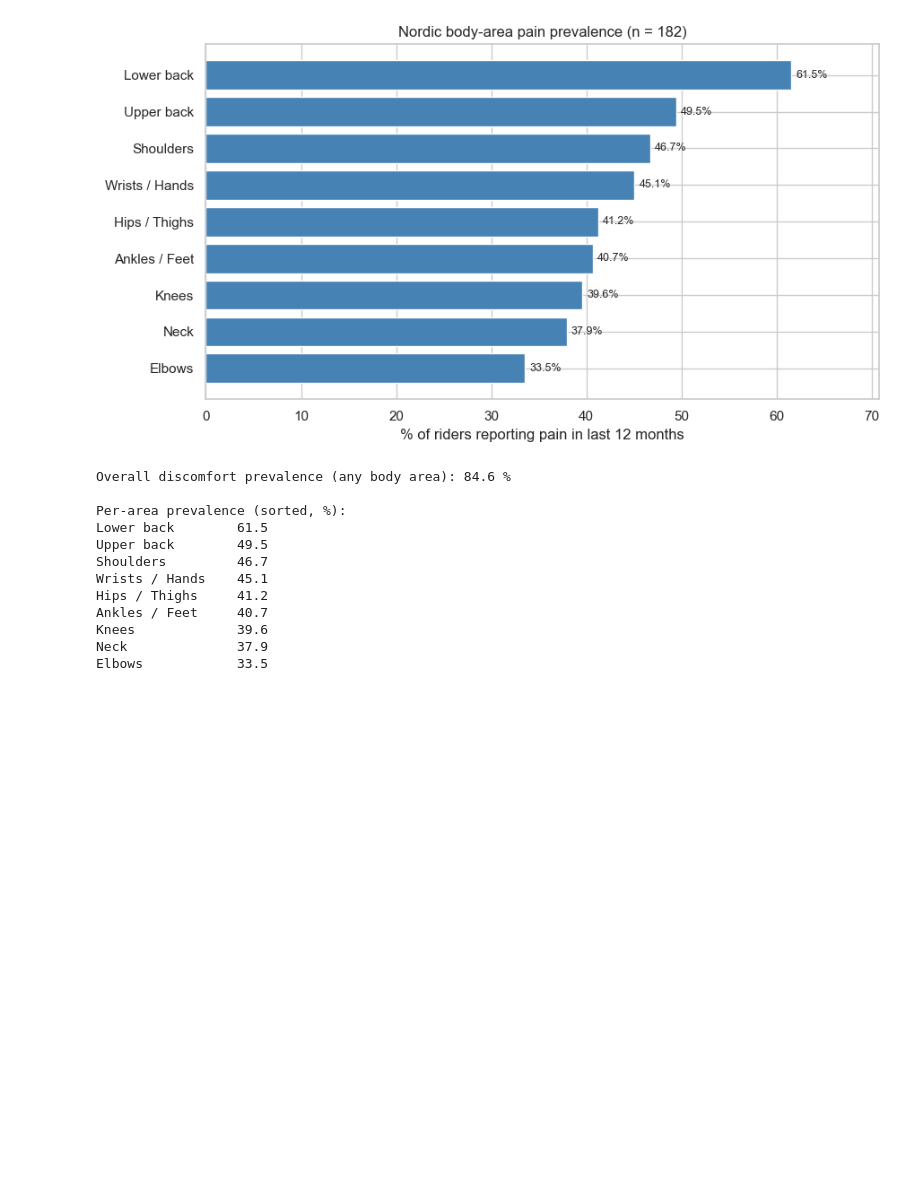
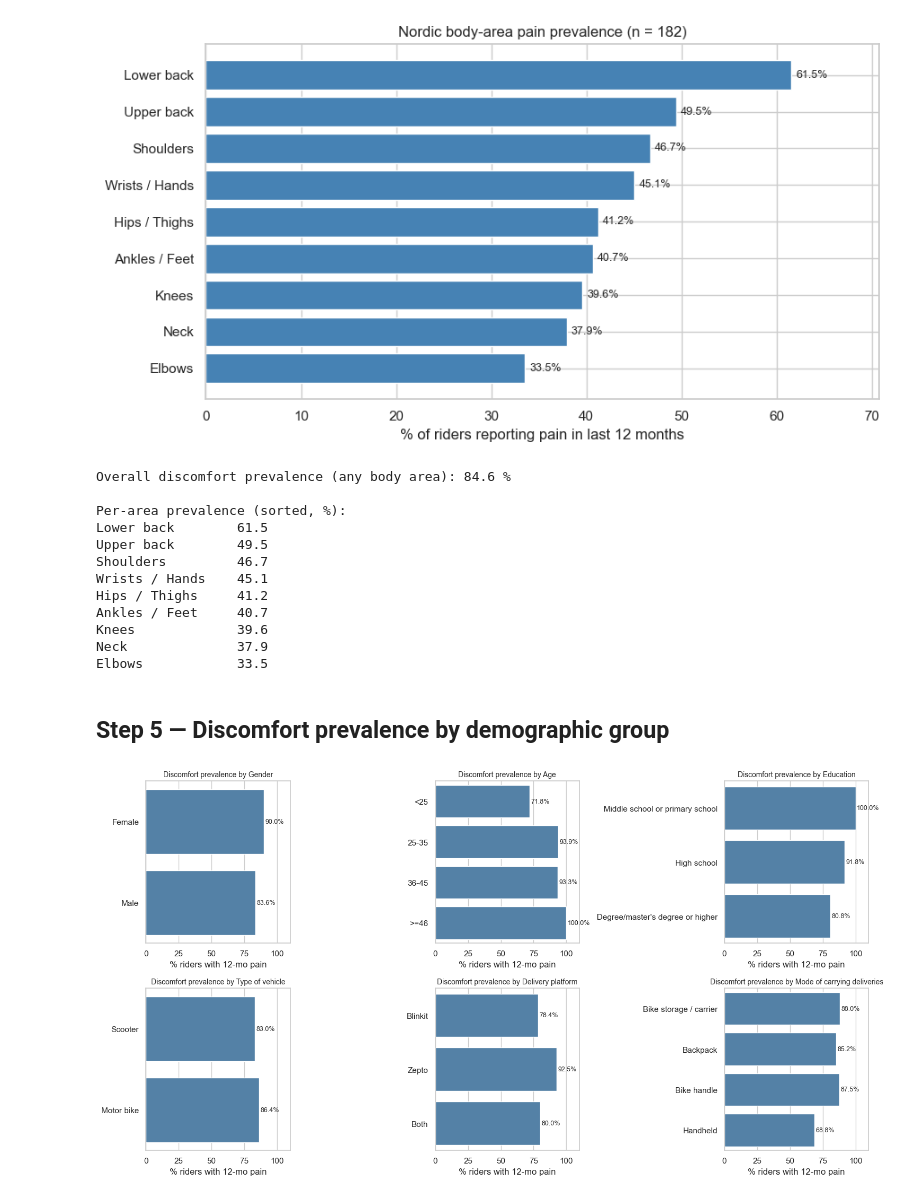
Before and after one commit to AilaVishnu/ergonomic-risk-factor-prediction, a Jupyter notebook: notebooks/04_eda.ipynb, the cells around one changed output. Saved outputs shown, nothing was run; the diff lists cells and outputs as text; code cells hidden in the pictures; blank space fills up the shorter version.

```diff
--- a/notebooks/04_eda.ipynb
+++ b/notebooks/04_eda.ipynb
@@ -128,3 +128,31 @@ Ankles / Feet     40.7
 Knees             39.6
 Neck              37.9
 Elbows            33.5
+# %% [markdown]
+## Step 5 — Discomfort prevalence by demographic group
+# %%
+# Natural orders for categorical variables
+orders = {
+    'Gender': ['Female', 'Male'],
+    'Age': ['<25', '25-35', '36-45', '>=46'],
+    'Education': ['Middle school or primary school', 'High school', "Degree/master's degree or higher"],
+    'Type of vehicle': ['Scooter', 'Motor bike'],
+    'Delivery platform': ['Blinkit', 'Zepto', 'Both'],
+    'Mode of carrying deliveries': ['Bike storage / carrier', 'Backpack', 'Bike handle', 'Handheld'],
+}
+
+fig, axes = plt.subplots(2, 3, figsize=(15, 8))
+for ax, (col, ordr) in zip(axes.flat, orders.items()):
+    grp = (df.groupby(col)['discomfort'].mean() * 100).reindex(ordr)
+    sns.barplot(x=grp.values, y=grp.index, ax=ax, color='steelblue')
+    for i, v in enumerate(grp.values):
+        ax.text(v + 1, i, f'{v:.1f}%', va='center', fontsize=9)
+    ax.set_title(f'Discomfort prevalence by {col}', fontsize=10)
+    ax.set_xlabel('% riders with 12-mo pain')
+    ax.set_ylabel('')
+    ax.set_xlim(0, 110)
+plt.tight_layout()
+plt.savefig(FIGS / 'discomfort_by_demographic.png', dpi=120, bbox_inches='tight')
+plt.show()
+# %% [output]
+[figure, added]
```
Also changed, not shown: parts of 4 cells of this notebook, 3 other files.
